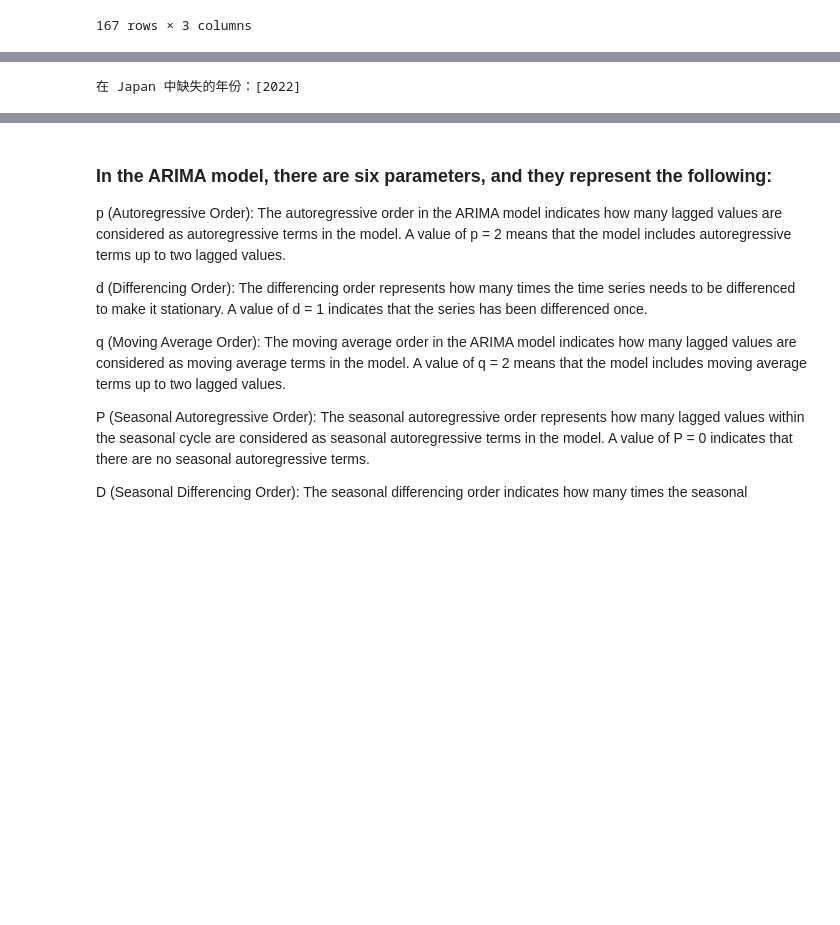
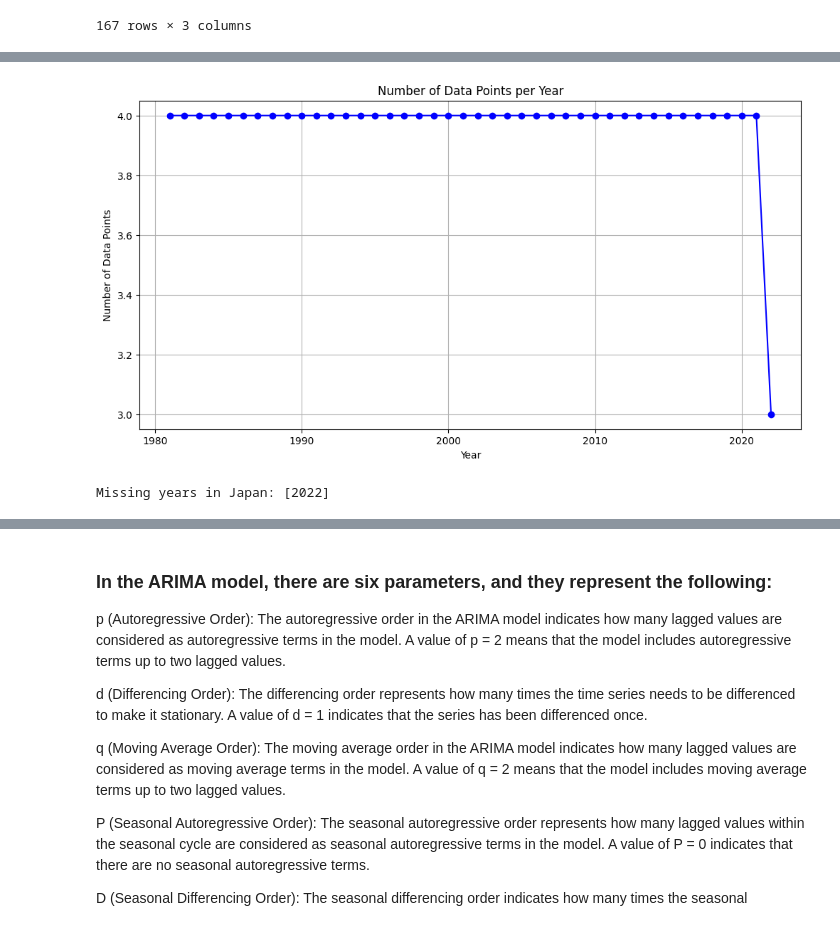
Before and after one commit to ZheLuo2023/CA2, a Jupyter notebook: Untitled1.ipynb, the cells around one changed output, grey strips where cells are left out. Saved outputs shown, nothing was run; the diff lists cells and outputs as text; code cells hidden in the pictures; blank space fills up the shorter version.

Commit message:
Data Upgrade

```diff
--- a/Untitled1.ipynb
+++ b/Untitled1.ipynb
@@ -105,0 +117,3 @@ df1
+# %%
+year_counts = df1['Year'].value_counts().sort_index()
+year_counts
@@ -106,19 +138,37 @@ df1
+# %%
+import matplotlib.pyplot as plt
+
+# Extracting years and corresponding data point counts from year_counts
+years = year_counts.index
+counts = year_counts.values
+
+# Creating a line plot
+plt.figure(figsize=(12, 6))
+plt.plot(years, counts, marker='o', linestyle='-', color='b')
+plt.title('Number of Data Points per Year')
+plt.xlabel('Year')
+plt.ylabel('Number of Data Points')
+plt.grid(True)
+
+# Displaying the plot
+plt.show()
+# %% [output]
+[figure, added]
 # %%
-# 创建完整的年份序列
+# Create a complete year sequence
 full_years = list(range(1981, 2023))
 
-
-# 按国家和年份分组并计算每个组的数据点数量
+# Group the data by country and year, and calculate the number of data points for each group
 grouped_data = df1.groupby(['Country', 'Year']).size().reset_index(name='Count')
 
-# 遍历每个国家，比对年份序列并找到缺失年份
+# Iterate through each country, compare with the year sequence, and find missing years
 for country in df1['Country'].unique():
     country_data = grouped_data[grouped_data['Country'] == country]
     missing_years = [year for year in full_years if year not in country_data['Year'].values]
     if missing_years:
-        print(f"在 {country} 中缺失的年份：{missing_years}")
+        print(f"Missing years in {country}: {missing_years}")
 # %% [output]
-在 Japan 中缺失的年份：[2022]
+Missing years in Japan: [2022]
 # %%
 import pmdarima
 import numpy as np
```
Also changed, not shown: parts of 75 cells of this notebook, 1 other file.
